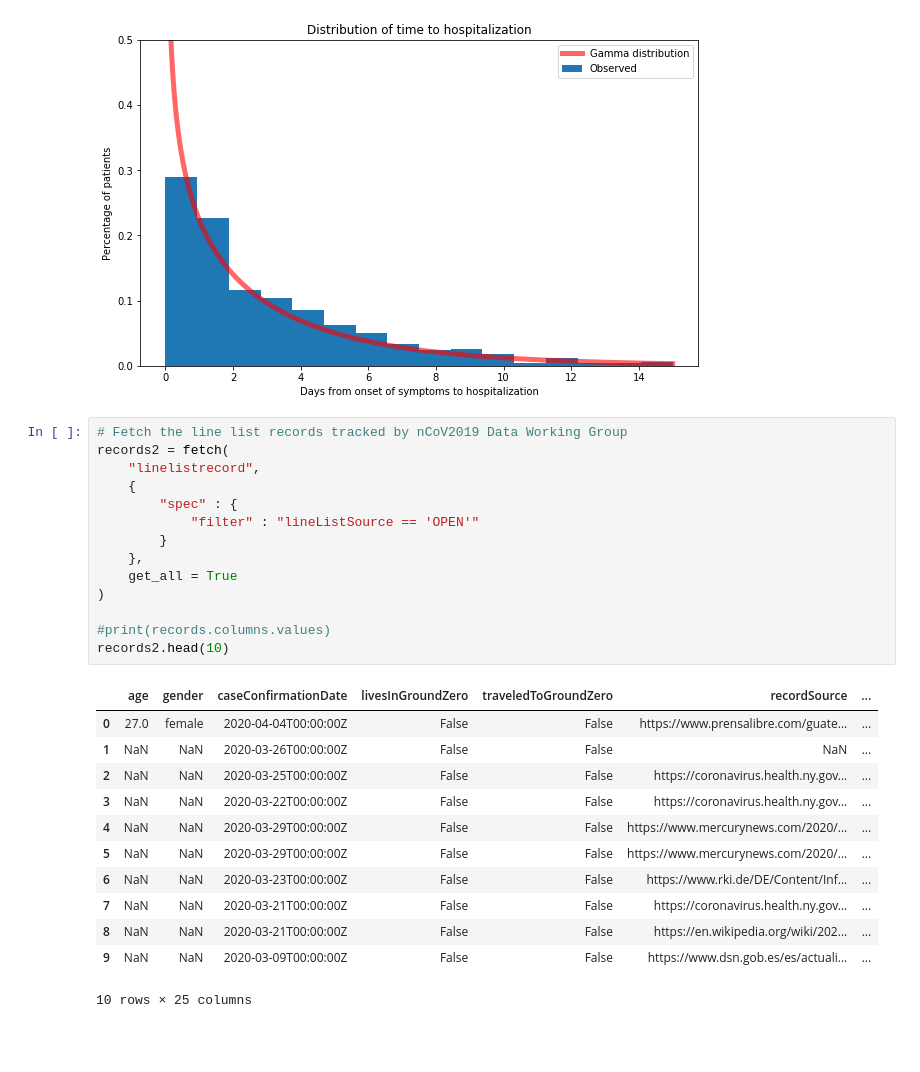
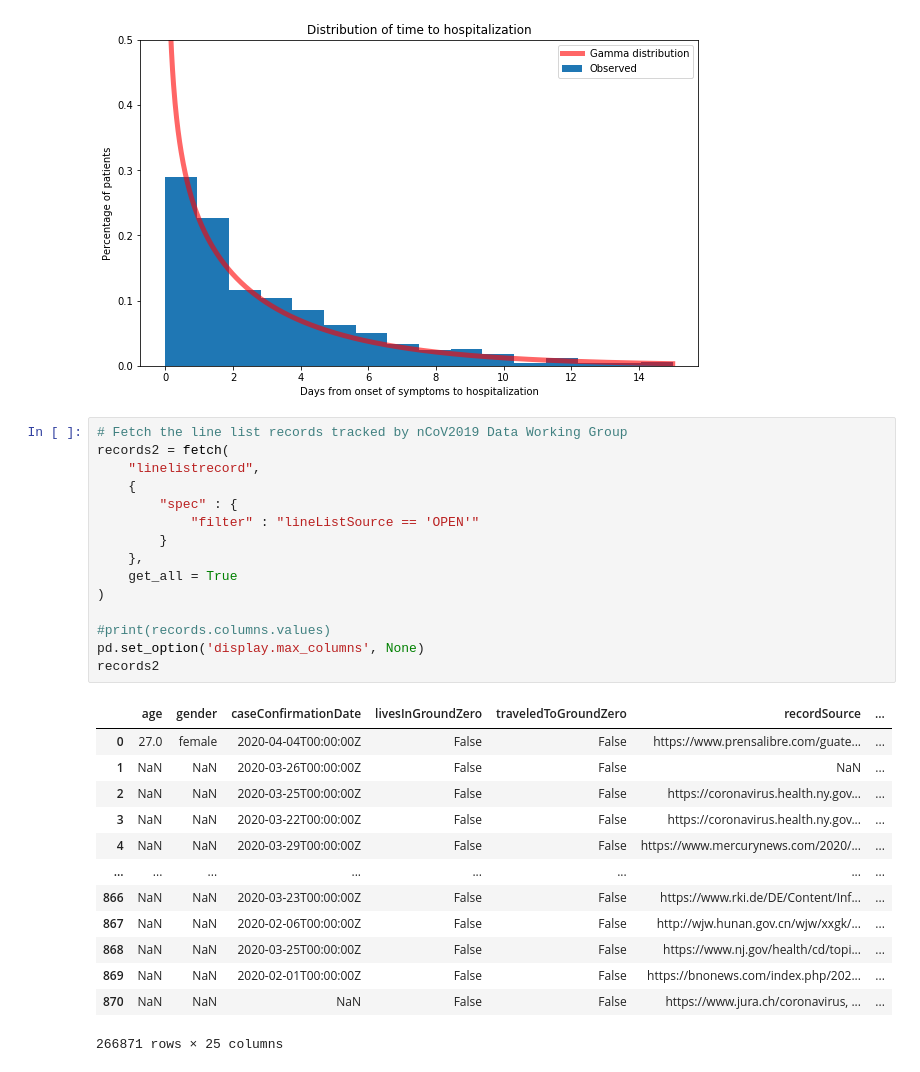
Before and after one commit to edsto1/Covid19_Analysis_and_MachineLearning_Predictions, a Jupyter notebook: Covid19 Exploratory Analysis.ipynb, the cells around one changed output. Drawn from its saved outputs; the diff is of its cells as text; blank space fills up the shorter version.

```diff
--- a/Covid19 Exploratory Analysis.ipynb
+++ b/Covid19 Exploratory Analysis.ipynb
@@ -462,27 +463,29 @@ plt.show()
 # %%
 # Fetch the line list records tracked by nCoV2019 Data Working Group
 records2 = fetch(
     "linelistrecord",
     {
         "spec" : {
             "filter" : "lineListSource == 'OPEN'"
         }
     },
     get_all = True
 )
 
 #print(records.columns.values)
-records2.head(10)
+pd.set_option('display.max_columns', None)
+records2
 # %% [output]
 |  | age | gender | caseConfirmationDate | livesInGroundZero | traveledToGroundZero | recordSource | ... |
 | 0 | 27.0 | female | 2020-04-04T00:00:00Z | False | False | https://www.prensalibre.com/guate... | ... |
 | 1 | NaN | NaN | 2020-03-26T00:00:00Z | False | False | NaN | ... |
 | 2 | NaN | NaN | 2020-03-25T00:00:00Z | False | False | https://coronavirus.health.ny.gov... | ... |
 | 3 | NaN | NaN | 2020-03-22T00:00:00Z | False | False | https://coronavirus.health.ny.gov... | ... |
 | 4 | NaN | NaN | 2020-03-29T00:00:00Z | False | False | https://www.mercurynews.com/2020/... | ... |
-| 5 | NaN | NaN | 2020-03-29T00:00:00Z | False | False | https://www.mercurynews.com/2020/... | ... |
-| 6 | NaN | NaN | 2020-03-23T00:00:00Z | False | False | https://www.rki.de/DE/Content/Inf... | ... |
-| 7 | NaN | NaN | 2020-03-21T00:00:00Z | False | False | https://coronavirus.health.ny.gov... | ... |
-| 8 | NaN | NaN | 2020-03-21T00:00:00Z | False | False | https://en.wikipedia.org/wiki/202... | ... |
-| 9 | NaN | NaN | 2020-03-09T00:00:00Z | False | False | https://www.dsn.gob.es/es/actuali... | ... |
+| ... | ... | ... | ... | ... | ... | ... | ... |
+| 866 | NaN | NaN | 2020-03-23T00:00:00Z | False | False | https://www.rki.de/DE/Content/Inf... | ... |
+| 867 | NaN | NaN | 2020-02-06T00:00:00Z | False | False | http://wjw.hunan.gov.cn/wjw/xxgk/... | ... |
+| 868 | NaN | NaN | 2020-03-25T00:00:00Z | False | False | https://www.nj.gov/health/cd/topi... | ... |
+| 869 | NaN | NaN | 2020-02-01T00:00:00Z | False | False | https://bnonews.com/index.php/202... | ... |
+| 870 | NaN | NaN | NaN | False | False | https://www.jura.ch/coronavirus, ... | ... |
-10 rows × 25 columns
+266871 rows × 25 columns
```
Also changed, not shown: parts of 8 cells of this notebook, 2 other files.
